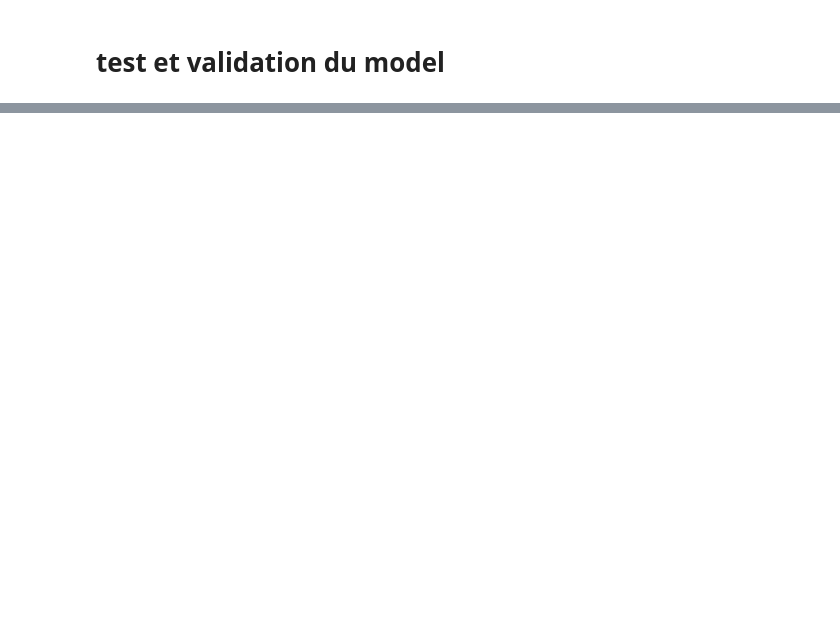
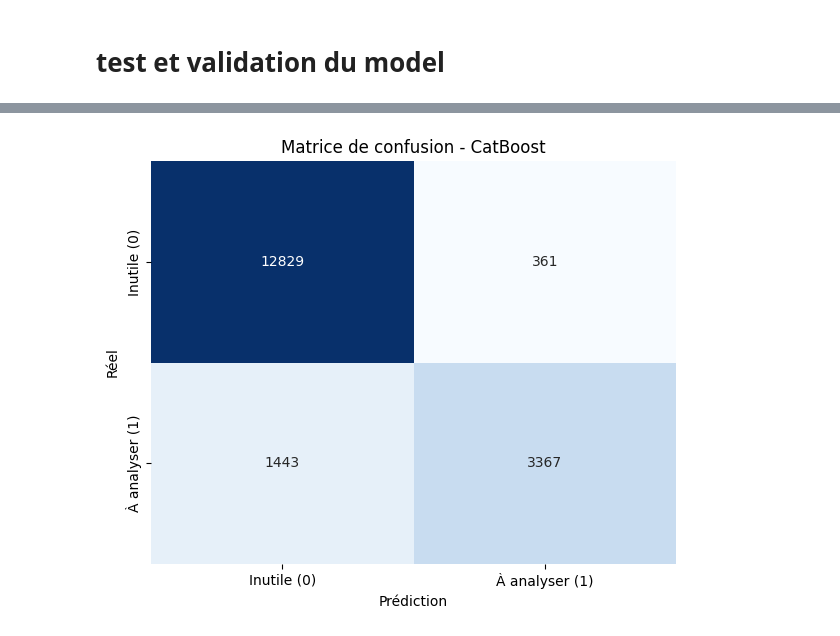
Before and after one commit to sarsator/projet_soutenance, a Jupyter notebook: training/notebook/Machine_learning.ipynb, the cells around one changed output, grey strips where cells are left out. Drawn from its saved outputs; the diff is of its cells as text; code cells hidden in the pictures; blank space fills up the shorter version.

Commit message:
version a 0.90 accuracy avec model catboost

```diff
--- a/training/notebook/Machine_learning.ipynb
+++ b/training/notebook/Machine_learning.ipynb
@@ -128,16 +124,17 @@ Le GPU est supporté par XGBoost dans cet environnement.
 # %%
 
 # Chargement du dataset
-input_path = "../data/Dataset_combined_90000.csv"
+input_path = "../data/Dataset_combined_90000_modifie_complexe.csv"
 df = pd.read_csv(input_path)
 
 # Vérification rapide
 print("Shape initiale :", df.shape)
-print(df.head(5))
+print(df.head(50))
 
 # Suppression de la colonne id
 df = df.drop(columns=["id"])
-
+df = df.drop(columns=["co2"])
+df = df.drop(columns=["hygrometrie"])
 # Séparation X / y
 X = df.drop(columns=["label"])
 y = df["label"]
@@ -426,51 +537,60 @@ Modèle sauvegardé dans : ../models/Ml_model/model_xgb_pretri_with_early_stoppi
 # %% [markdown]
 # test et validation du model
 # %%
+# Imports nécessaires
+import joblib
+from catboost import CatBoostClassifier
+from sklearn.metrics import classification_report, accuracy_score, confusion_matrix
+import pandas as pd
+import seaborn as sns
+import matplotlib.pyplot as plt
+
 # Chemin vers le dossier des modèles
 models_dir = "../models/Ml_model"
 
-# Liste des fichiers modèles à tester (extension .joblib)
-model_files = [f for f in os.listdir(models_dir) if f.endswith(".joblib")]
+# Chargement du jeu de test
+path_test = "../data/Ml_data/test/dataset_test.csv"
+df_test = pd.read_csv(path_test)
 
-# Chargement du jeu de test
-df_test = pd.read_csv("../data/Ml_data/test/dataset_test.csv")
+# Création des colonnes dérivées nécessaires
+def compute_ratio(df):
+    return df.apply(
+        lambda row: row["co2"] / row["hygrometrie"] if pd.notnull(row["co2"]) and pd.notnull(row["hygrometrie"]) and row["hygrometrie"] != 0 else np.nan,
+        axis=1
+    )
+# df_test["co2_hygro_ratio"] = compute_ratio(df_test)
+# df_test["champ_substrat"] = df_test["champignon"] + "_" + df_test["substrat"]
+
+# Séparation X/y
+y_test = df_test["label"]
 X_test = df_test.drop(columns=["label"])
-y_test = df_test["label"]
 
-# Fonction pour afficher la matrice de confusion
-def plot_confusion_matrix(cm, labels, model_name):
-    plt.figure(figsize=(6, 5))
-    sns.heatmap(cm, annot=True, fmt='d', cmap='Blues', cbar=False,
-                xticklabels=labels, yticklabels=labels)
-    plt.title(f"Matrice de confusion - {model_name}")
-    plt.xlabel("Prédiction")
-    plt.ylabel("Réel")
-    plt.tight_layout()
-    plt.show()
+# Chargement du modèle CatBoost sauvegardé
+model = joblib.load("../models/Ml_model/model_catboost_best.joblib")
 
-# Test de chaque modèle
-for model_file in model_files:
-    print(f"\n=== Test du modèle : {model_file} ===")
+# Prédiction
+preds = model.predict(X_test)
 
-    # Chargement du modèle
-    model_path = os.path.join(models_dir, model_file)
-    model = joblib.load(model_path)
+# Accuracy
+accuracy = accuracy_score(y_test, preds)
+print(f"✅ Accuracy CatBoost : {accuracy:.3f}")
 
-    # Prédiction (attention si modèle est un pipeline, sinon adapter)
-    y_pred = model.predict(X_test)
+# Rapport de classification
+report_dict = classification_report(y_test, preds, digits=3, output_dict=True)
+report_df = pd.DataFrame(report_dict).transpose()
+print("\n📊 Rapport de classification :")
+display(report_df)
 
-    # Accuracy
-    accuracy = accuracy_score(y_test, y_pred)
-    print(f"✅ Accuracy : {accuracy:.3f}")
-
-    # Rapport de classification
-    report_dict = classification_report(y_test, y_pred, digits=3, output_dict=True)
-    report_df = pd.DataFrame(report_dict).transpose()
-    print("\n📊 Rapport de classification :")
-    display(report_df)
-
-    # Matrice de confusion
-    cm = confusion_matrix(y_test, y_pred)
-    labels = ["Inutile (0)", "À analyser (1)"]
-    plot_confusion_matrix(cm, labels, model_file)
+# Matrice de confusion
+cm = confusion_matrix(y_test, preds)
+labels = ["Inutile (0)", "À analyser (1)"]
+plt.figure(figsize=(6, 5))
+sns.heatmap(cm, annot=True, fmt='d', cmap='Blues', cbar=False,
+            xticklabels=labels, yticklabels=labels)
+plt.title("Matrice de confusion - CatBoost")
+plt.xlabel("Prédiction")
+plt.ylabel("Réel")
+plt.tight_layout()
+plt.show()
+#%%
 # %% [output]
@@ -478,0 +606 @@ ValueError: columns are missing: {'co2_hygro_ratio', 'champ_substrat'}
+[figure, added]
```
Also changed, not shown: parts of 10 cells of this notebook, 18 other files.
